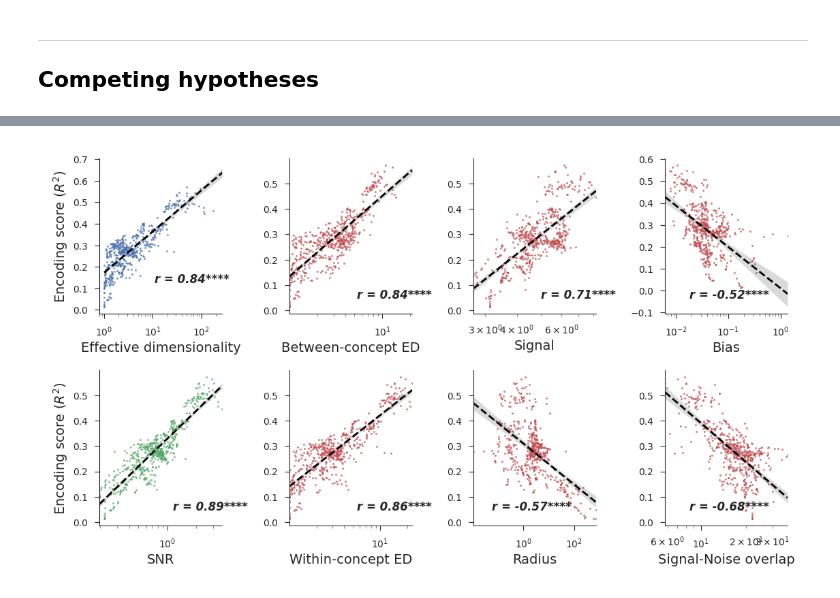
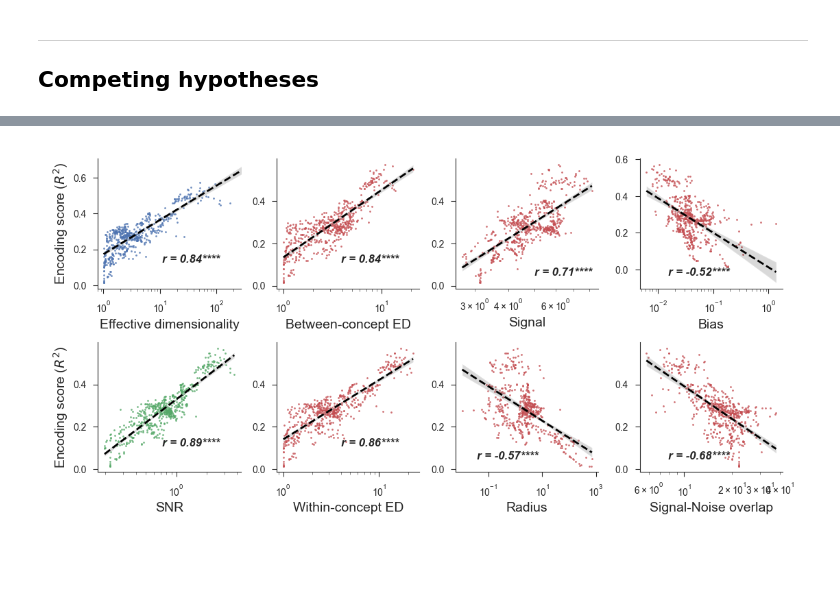
Before and after one commit to EricElmoznino/encoder_dimensionality, a Jupyter notebook: figures/manuscript/results.ipynb, the cells around one changed output, grey strips where cells are left out. Cells and saved outputs as stored; diff of their text form; code cells hidden in the pictures; blank space fills up the shorter version.

```diff
--- a/figures/manuscript/results.ipynb
+++ b/figures/manuscript/results.ipynb
@@ -1149,7 +1149,7 @@ data_additional = pd.merge(data_additional,
 data = pd.concat([data, data_additional], ignore_index=True)
 data.loc[:, 'layer'] = data['layer'].replace(tf_to_pt_layer_map)
 
-fig, axs = plt.subplots(2, 4, figsize=(5.5, 3.1))
+fig, axs = plt.subplots(2, 4, figsize=(5.5, 2.7))
 
 axs[0, 0].set_xlim(0.8, 270)
 sns.regplot(data=data, x='effective dimensionality', y='score',
@@ -1167,7 +1167,7 @@ sns.regplot(data=data, x='signal-noise-ratio (mean)', y='score',
             color=sns.color_palette()[2],
             ax=axs[1, 0])
 axs[1, 0].set(xlabel='SNR', ylabel=r'Encoding score ($R^2$)', xscale='log')
-annotate_corr(data, x='signal-noise-ratio (mean)', y='score', logx=True, pos=(0.6, 0.1), ax=axs[1, 0])
+annotate_corr(data, x='signal-noise-ratio (mean)', y='score', logx=True, pos=(0.45, 0.2), ax=axs[1, 0])
 
 sns.regplot(data=data, x='between-concept dimensionality', y='score',
             logx=True,
@@ -1176,7 +1176,7 @@ sns.regplot(data=data, x='between-concept dimensionality', y='score',
             color=sns.color_palette()[3],
             ax=axs[0, 1])
 axs[0, 1].set(xlabel='Between-concept ED', ylabel=None, xscale='log')
-annotate_corr(data, x='between-concept dimensionality', y='score', logx=True, pos=(0.55, 0.1), ax=axs[0, 1])
+annotate_corr(data, x='between-concept dimensionality', y='score', logx=True, pos=(0.45, 0.2), ax=axs[0, 1])
 
 sns.regplot(data=data, x='within-concept dimensionality (mean)', y='score',
             logx=True,
@@ -1185,7 +1185,7 @@ sns.regplot(data=data, x='within-concept dimensionality (mean)', y='score',
             color=sns.color_palette()[3],
             ax=axs[1, 1])
 axs[1, 1].set(xlabel='Within-concept ED', ylabel=None, xscale='log')
-annotate_corr(data, x='within-concept dimensionality (mean)', y='score', logx=True, pos=(0.55, 0.1), ax=axs[1, 1])
+annotate_corr(data, x='within-concept dimensionality (mean)', y='score', logx=True, pos=(0.45, 0.2), ax=axs[1, 1])
 
 sns.regplot(data=data, x='signal (mean)', y='score',
             logx=True,
@@ -1199,31 +1199,31 @@ annotate_corr(data, x='signal (mean)', y='score', logx=True, pos=(0.55, 0.1), ax
 sns.regplot(data=data, x='bias (mean)', y='score',
             logx=True,
             scatter_kws={'alpha': 0.8, 's': 1, 'linewidth': 0},
             line_kws={'color': 'black', 'linestyle': '--', 'linewidth': 1},
             color=sns.color_palette()[3],
             ax=axs[0, 3])
 axs[0, 3].set(xlabel='Bias', ylabel=None, xscale='log')
 annotate_corr(data, x='bias (mean)', y='score', logx=True, pos=(0.2, 0.1), ax=axs[0, 3])
 
 sns.regplot(data=data, x='within-concept radius (mean)', y='score',
             logx=True,
             scatter_kws={'alpha': 0.8, 's': 1, 'linewidth': 0},
             line_kws={'color': 'black', 'linestyle': '--', 'linewidth': 1},
             color=sns.color_palette()[3],
             ax=axs[1, 2])
 axs[1, 2].set(xlabel='Radius', ylabel=None, xscale='log')
 annotate_corr(data, x='within-concept radius (mean)', y='score', logx=True, pos=(0.15, 0.1), ax=axs[1, 2])
 
 sns.regplot(data=data, x='self signal-noise-overlap (mean)', y='score',
             logx=True,
             scatter_kws={'alpha': 0.8, 's': 1, 'linewidth': 0},
             line_kws={'color': 'black', 'linestyle': '--', 'linewidth': 1},
             color=sns.color_palette()[3],
             ax=axs[1, 3])
 axs[1, 3].set(xlabel='Signal-Noise overlap', ylabel=None, xscale='log')
 annotate_corr(data, x='self signal-noise-overlap (mean)', y='score', logx=True, pos=(0.2, 0.1), ax=axs[1, 3])
 
 plt.savefig('saved/appendix_competing-vs-encoding.png', dpi=300)
 plt.show()
 # %% [output]
-[figure, old version]
+[figure, new version]
```
Also changed, not shown: parts of 3 cells of this notebook, 16 other files.
